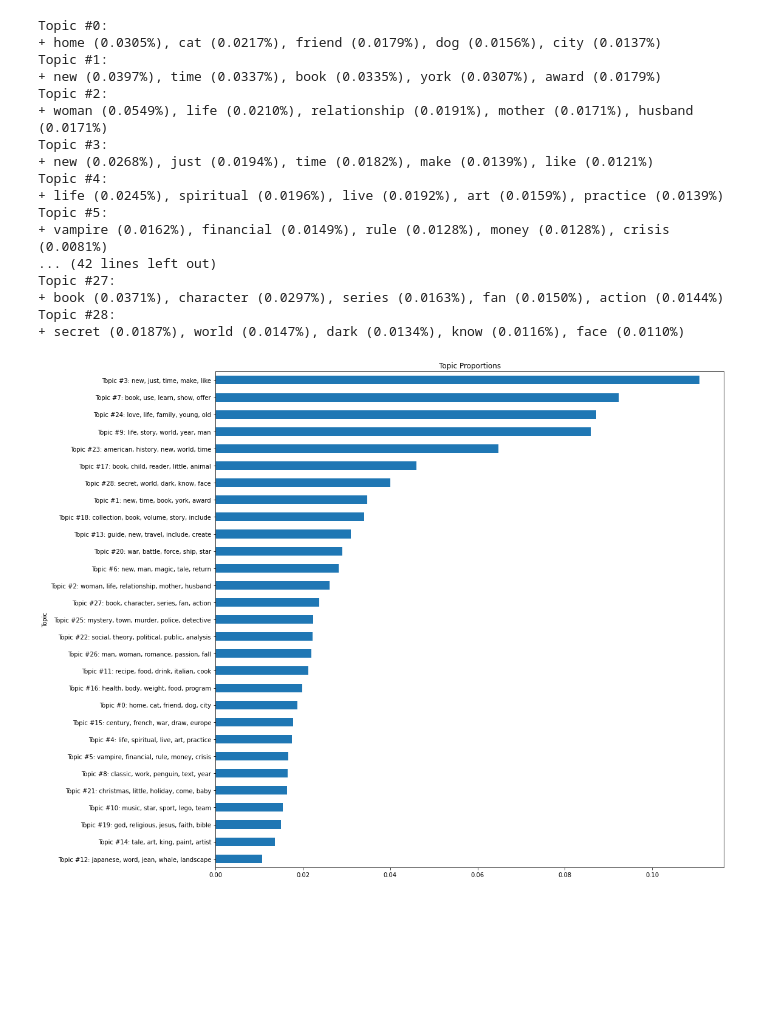
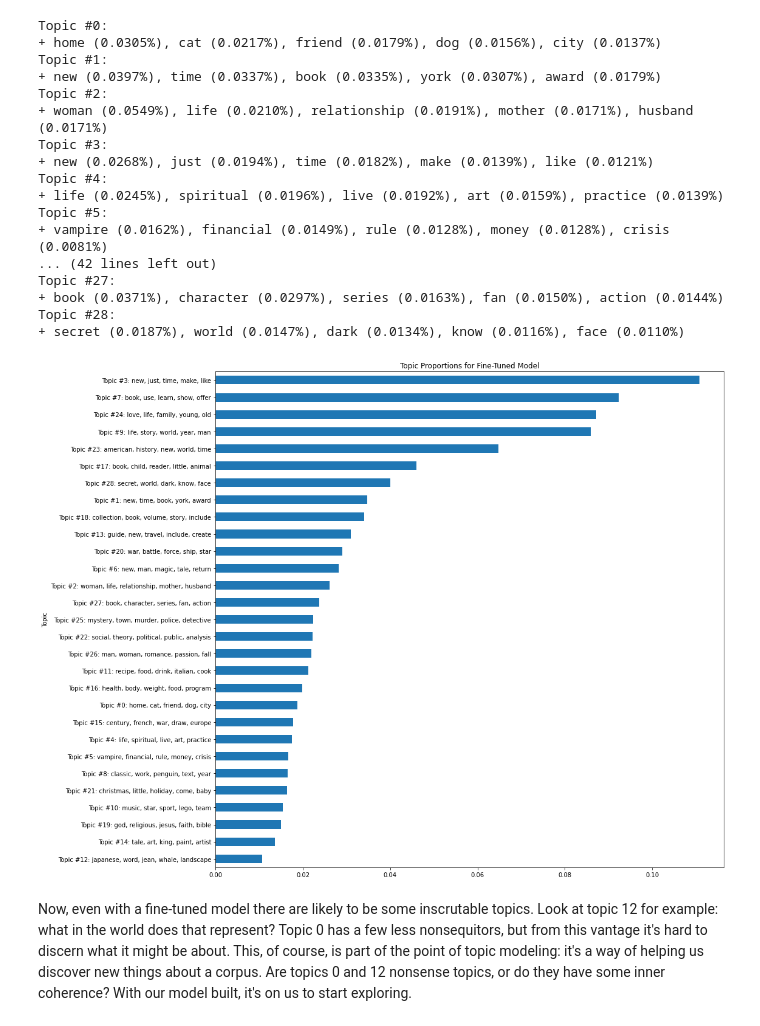
Before and after one commit to ucdavisdatalab/workshop_getting_started_with_textual_data, a Jupyter notebook: 06_topic-modeling.ipynb, the cells around one changed output. Cells and saved outputs as stored; diff of their text form; code cells hidden in the pictures; blank space fills up the shorter version.

```diff
--- a/06_topic-modeling.ipynb
+++ b/06_topic-modeling.ipynb
@@ -878,18 +877,13 @@ Topic #27:
 + book (0.0371%), character (0.0297%), series (0.0163%), fan (0.0150%), action (0.0144%)
 Topic #28:
 + secret (0.0187%), world (0.0147%), dark (0.0134%), know (0.0116%), face (0.0110%)
-# %%
-topic_proportions = tuned.get_count_by_topics() / tuned.num_words
-top_words = []
-for topic in range(tuned.k):
-    words = tuned.get_topic_words(topic, top_n = 5)
-    words = f"Topic #{topic}: " + ', '.join([w[0] for w in words])
-    top_words.append(words)
-
-to_plot = pd.Series(topic_proportions, index = top_words).sort_values()
-to_plot.plot.barh(figsize = (15, 15),
-                  title = "Topic Proportions",
-                  xlabel = "Topic",
-                 );
-# %% [output]
-[figure, removed]
+# %%
+plot_topic_proportions(tuned, model_name = 'Fine-Tuned Model')
+# %% [output]
+[figure, added]
+# %% [markdown]
+Now, even with a fine-tuned model there are likely to be some inscrutable topics. Look at topic 12 for example:
+what in the world does that represent? Topic 0 has a few less nonsequitors, but from this vantage it's hard to
+discern what it might be about. This, of course, is part of the point of topic modeling: it's a way of helping us
+discover new things about a corpus. Are topics 0 and 12 nonsense topics, or do they have some inner coherence? With
+our model built, it's on us to start exploring.
```
Also changed, not shown: parts of 39 cells of this notebook, 1 other file.
